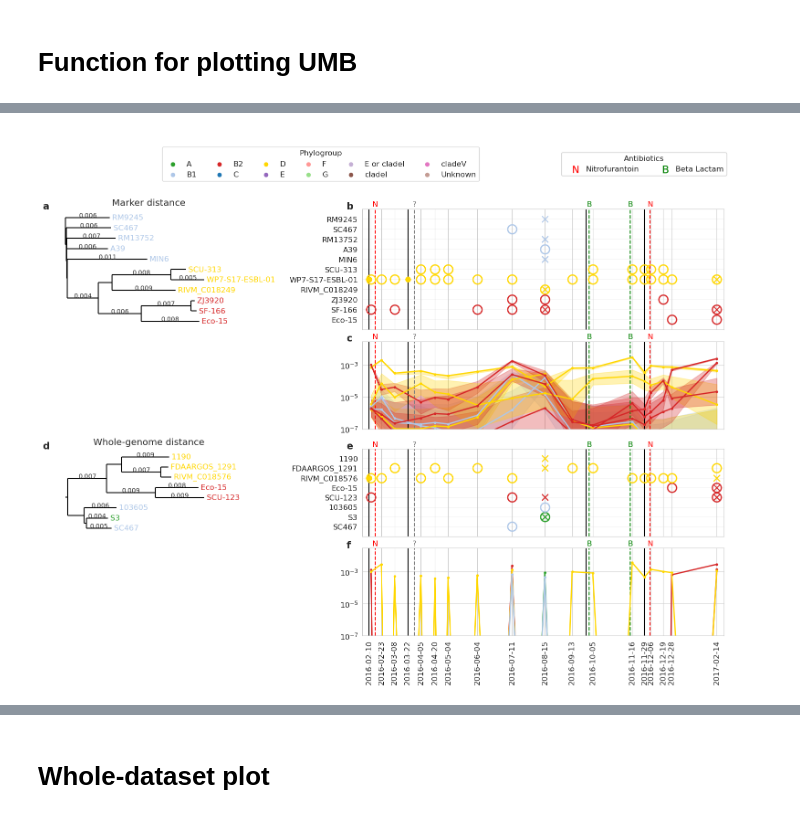
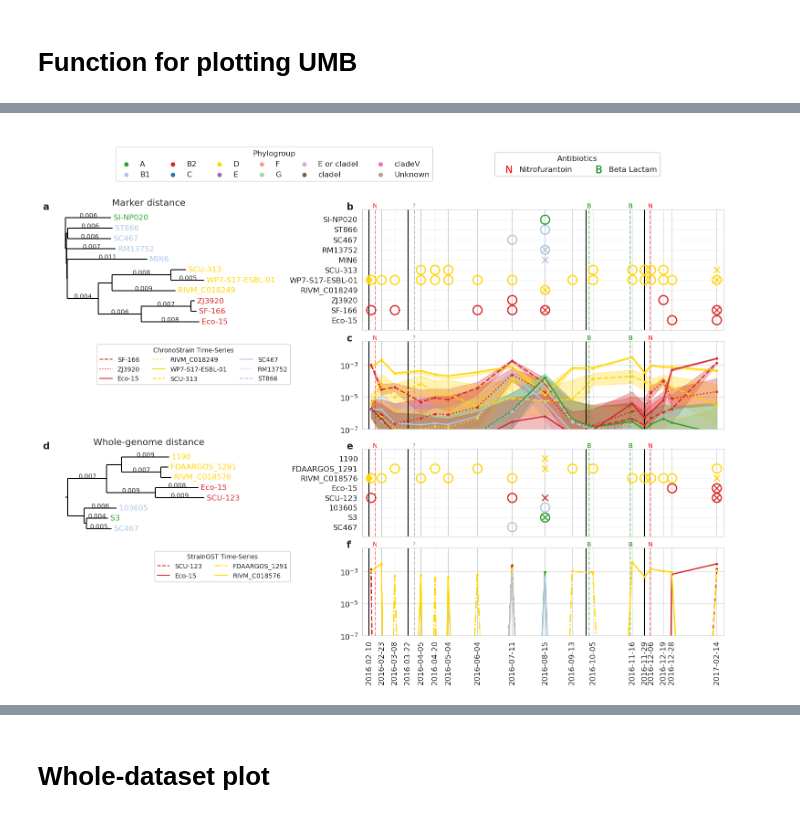
Before and after one commit to gibsonlab/chronostrain, a Jupyter notebook: examples/umb/notebooks/timeseries_plots.ipynb, the cells around one changed output, grey strips where cells are left out. Cells and saved outputs as stored; diff of their text form; code cells hidden in the pictures.

```diff
--- a/examples/umb/notebooks/timeseries_plots.ipynb
+++ b/examples/umb/notebooks/timeseries_plots.ipynb
@@ -108,6 +102,7 @@ def create_palette(db: StrainDatabase):
     return phylogroup_colors, strain_colors
 # %%
 db = cfg.database_cfg.get_database()
+cluster_path = Path("/mnt/e/ecoli_db/chronostrain_files/ecoli.clusters.txt")
 annotate_phylogroups(db, phylogroup_path=Path("/mnt/e/ecoli_db/phylogeny/ClermonTyping/umb_phylogroups_complete.txt"))
 clades = [
     "A", "B1", "B2", "C", "D", "E", "F", "G",
@@ -146,13 +149,10 @@ def add_figure_labels(fig, axes):
 # Function for plotting UMB
 # %%
 base_dir = Path("/data/cctm/youn/umb")
-bf_threshold = 100000.0
-prior_p = 0.001
-
-# What is the probability threshold?
-_x = bf_threshold * (prior_p / (1 - prior_p))
-p_threshold = _x / (_x + 1)
-print("BF threshold = {} // p threhsold = {}".format(bf_threshold, p_threshold))
+# bf_threshold = 19000.0
+# prior_p = 0.001
+posterior_threshold = 0.95
+print("Using posterior threshold =", posterior_threshold)
 
 
 metadata_df = pd.read_csv(Path("/home/youn/work/chronostrain/examples/umb/files/umb_samples.csv"))
@@ -172,7 +172,7 @@ def load_result(umb_id):
             GaussianStrainCorrelatedWithGlobalZerosPosterior,
             base_dir / 'stool' / umb_id / 'chronostrain',
             base_dir / 'stool' / umb_id / 'filtered' / 'filtered_reads.csv',
-            target_bayes_factor=bf_threshold
+            posterior_threshold=posterior_threshold
         )
     except FileNotFoundError as e:
         print(f"File error while loading stool: {str(e)}")
@@ -185,7 +185,7 @@ def load_result(umb_id):
             GaussianStrainCorrelatedWithGlobalZerosPosterior,
             base_dir / 'urine' / umb_id / 'chronostrain',
             base_dir / 'urine' / umb_id / 'filtered' / 'filtered_reads.csv',
-            target_bayes_factor=bf_threshold
+            posterior_threshold=posterior_threshold
         )
     except FileNotFoundError as e:
         print(f"File error while loading urine: {str(e)}")
@@ -194,7 +194,7 @@ def load_result(umb_id):
     plate_res = []
     umb_number = umb_id[3:]
     plate_prefix = "Esch_coli_UMB_{}_".format(umb_number)
-    for f in (base_dir / 'plate_scrapes').glob(f'{plate_prefix}*'):
+    for f in (base_dir / 'plate_scrapes' / 'split_samples_run').glob(f'{plate_prefix}*'):
         sample_str = f.name[len(plate_prefix):]
         timepoint_id = sample_str.split("_")[0]
         print("Found plate {} -> timepoint_id {}".format(f.name, timepoint_id))
@@ -209,7 +209,7 @@ def load_result(umb_id):
                         GaussianStrainCorrelatedWithGlobalZerosPosterior,
                         f / 'chronostrain',
                         f / 'filtered' / 'filtered_reads.csv',
-                        target_bayes_factor=bf_threshold
+                        posterior_threshold=posterior_threshold
                     )
                 )
             )
@@ -437,14 +463,78 @@ def plot_umb(umb_id: str, base_dir: Path, seed: int, result_cache: Dict[str, Dic
 # %%
 umb_id = 'UMB18'
 plt.rcParams.update({'font.size': 12})
 load_result(umb_id)
-plot_umb(
+
+
+custom_linestyles_red = {
+    'NZ_CP012633.1': {'linestyle': 'dashed'},  # SF-166
+    'NZ_CP020545.1': {'linestyle': 'dotted'},  # ZJ3920
+    'NZ_CP047710.1': {'linestyle': 'solid'},  # Eco-15
+}
+custom_linestyles_yellow = {
+    'NZ_CP068802.1': {'linestyle': 'dotted'},  # RIVM_C018249
+    'NZ_AP022173.1': {'linestyle': 'solid'},  # WP7-S17-ESBL-01
+    'NZ_CP051694.1': {'linestyle': 'dashed'},  # SCU-313
+}
+custom_linestyles_lightblue = {
+    'NZ_LR782232.1': {'linestyle': 'solid'},  # SC467
+    'NZ_CP044311.1': {'linestyle': 'dotted'},  # RM13752
+    'NZ_CP077646.1': {'linestyle': 'dashed'},  # ST866
+}
+
+
+custom_linestyles_red_straingst = {
+    'NZ_CP051711.1': {'linestyle': 'dashed'},  # SCU-123
+    'NZ_CP047710.1': {'linestyle': 'solid'},  # Eco-15
+}
+custom_linestyles_yellow_straingst = {
+    # 'NZ_CP023386.1': {'linestyle': 'solid'},  # 1190
+    'NZ_CP069980.1': {'linestyle': 'dashdot'},  # FDAARGOS_1291
+    'NZ_CP068806.1': {'linestyle': 'solid'},  # RIVM_C018576
+}
+
+fig, gs = plot_umb(
     umb_id, base_dir, seed=31415, result_cache=res_cache, width=15.0, abund_lb=0.05,
-    include_straingst=True
+    include_straingst=True,
+    chronostrain_strain_linestyles=custom_linestyles_red | custom_linestyles_yellow | custom_linestyles_lightblue,
+    straingst_strain_linestyles=custom_linestyles_red_straingst | custom_linestyles_yellow_straingst
 )
 
+# =========== linestyle legend
+def render_linestyle_custom_legend(linestyle_dicts: List[Dict], style_ax, title):
+    style_ax.axis('off')
+    handles = []
+    labels = []
+    empty_legend_handle = matplotlib.lines.Line2D([], [], marker='None', linestyle='None')
+
+    plt.rcParams.update({'font.size': 10})
+    n_items_per = np.max([len(d) for d in linestyle_dicts])
+    for custom_linestyles_category in linestyle_dicts:
+        for s_id, s_style in custom_linestyles_category.items():
+            s_name = index_df.loc[index_df['Accession'] == s_id, 'Strain'].head(1).item()
+            c = strain_colors[s_id]
+            line = matplotlib.lines.Line2D([], [], color=c, **s_style)
+            handles.append(line)
+            labels.append(s_name)
+        # Filler
+        for _ in range(n_items_per - len(custom_linestyles_category)):
+            handles.append(empty_legend_handle)
+            labels.append("")
+
+    style_legend = plt.legend(handles, labels, title=title, bbox_to_anchor=(1.3, 1.0), loc="upper right", ncol=len(linestyle_dicts))
+    style_ax.add_artist(style_legend)
+    plt.rcParams.update({'font.size': 12})
+
+
+style_ax1 = fig.add_subplot(gs[2, 0])
+render_linestyle_custom_legend([custom_linestyles_red, custom_linestyles_yellow, custom_linestyles_lightblue], style_ax1, title='ChronoStrain Time-Series')
+
+style_ax2 = fig.add_subplot(gs[4, 0])
+render_linestyle_custom_legend([custom_linestyles_red_straingst, custom_linestyles_yellow_straingst], style_ax2, title='StrainGST Time-Series')
+
+# =========== save plot
 plot_dir = Path() / 'plots'
 plot_dir.mkdir(exist_ok=True)
-plt.savefig(plot_dir / f'{umb_id}_both_methods.svg')
+plt.savefig(plot_dir / f'{umb_id}_both_methods_annotated.pdf', transparent=True, bbox_inches='tight')
 # %% [output]
-[figure, old version]
+[figure, new version]
```
Also changed, not shown: parts of 19 cells of this notebook, 4 other files.
